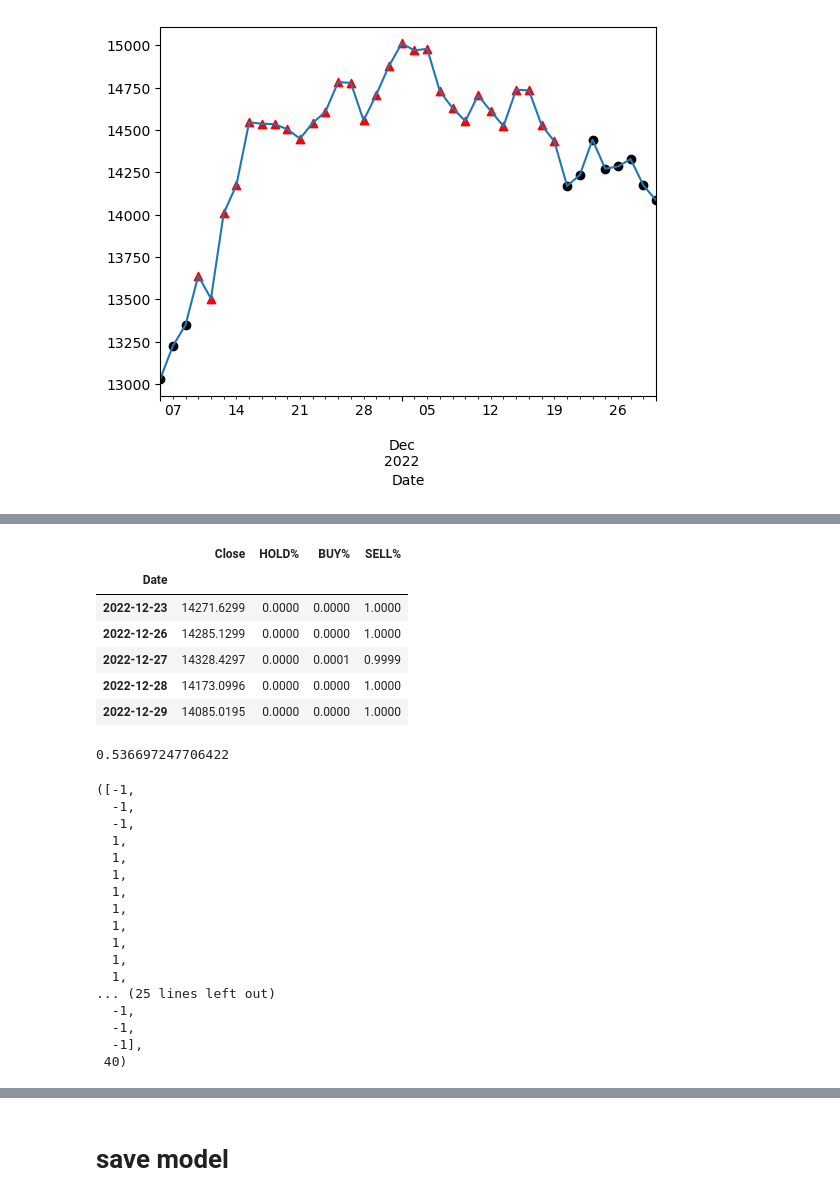
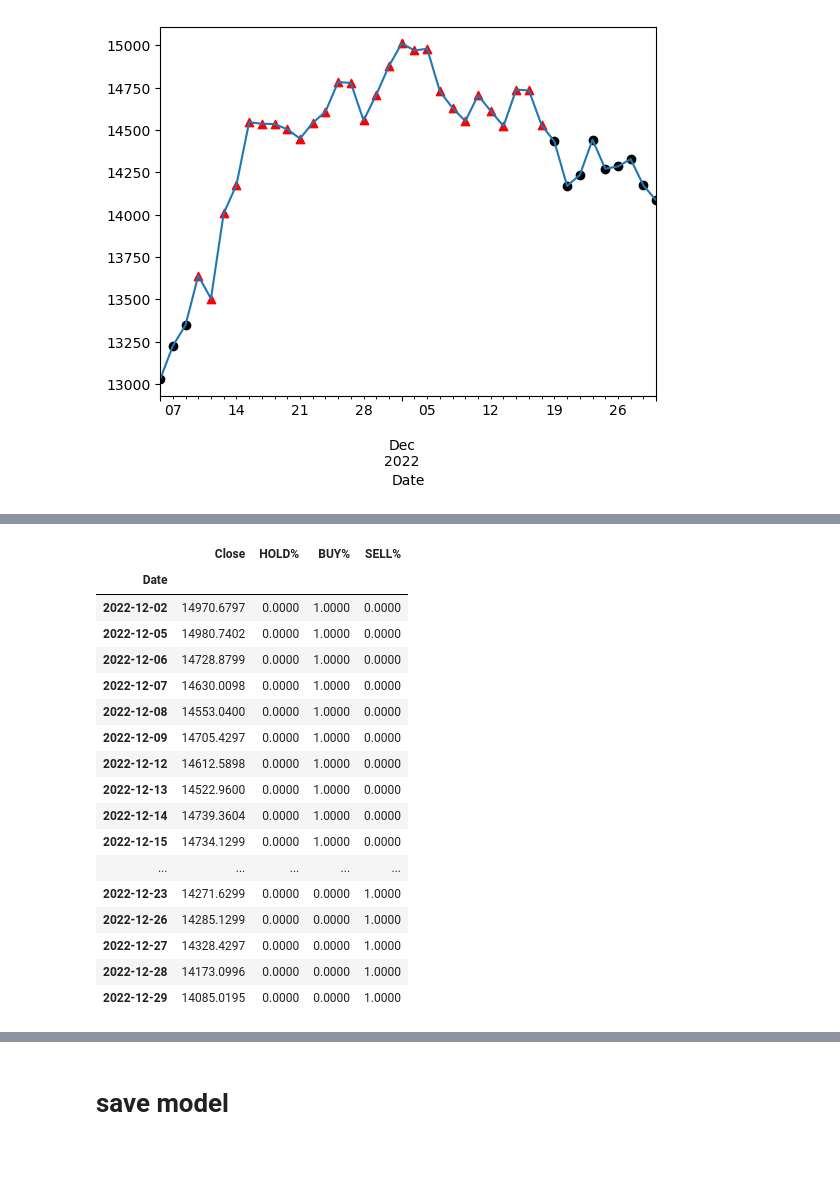
Before and after one commit to skywalker0803r/telegram-investment-advice-bot, a Jupyter notebook: train.ipynb, the cells around one changed output, grey strips where cells are left out. Drawn from its saved outputs; the diff is of its cells as text; code cells hidden in the pictures; blank space fills up the shorter version.

```diff
--- a/train.ipynb
+++ b/train.ipynb
@@ -801,8 +801,8 @@ lr_reduction = ReduceLROnPlateau(
 
 #2
 es = EarlyStopping(monitor='val_acc',#驗證集acc
-                   min_delta=0,
-                   patience=50,
+                   min_delta=0.1,
+                   patience=10,
                    mode='max',
                    restore_best_weights=True)#恢復最佳權重
 # %% [markdown]
@@ -1015,5 +1015,5 @@ np.set_printoptions(suppress=True)
 C['HOLD%'] = model.predict(X_test)[:,0]
 C['BUY%'] = model.predict(X_test)[:,1]
 C['SELL%'] = model.predict(X_test)[:,2]
-C.drop(['SIGNAL'],axis=1).tail(5)
+C.drop(['SIGNAL'],axis=1).tail(20)
 # %% [output]
@@ -1023,68 +1023,18 @@ C.drop(['SIGNAL'],axis=1).tail(5)
 |  | Close | HOLD% | BUY% | SELL% |
 | Date |  |  |  |  |
+| 2022-12-02 | 14970.6797 | 0.0000 | 1.0000 | 0.0000 |
+| 2022-12-05 | 14980.7402 | 0.0000 | 1.0000 | 0.0000 |
+| 2022-12-06 | 14728.8799 | 0.0000 | 1.0000 | 0.0000 |
+| 2022-12-07 | 14630.0098 | 0.0000 | 1.0000 | 0.0000 |
+| 2022-12-08 | 14553.0400 | 0.0000 | 1.0000 | 0.0000 |
+| 2022-12-09 | 14705.4297 | 0.0000 | 1.0000 | 0.0000 |
+| 2022-12-12 | 14612.5898 | 0.0000 | 1.0000 | 0.0000 |
+| 2022-12-13 | 14522.9600 | 0.0000 | 1.0000 | 0.0000 |
+| 2022-12-14 | 14739.3604 | 0.0000 | 1.0000 | 0.0000 |
+| 2022-12-15 | 14734.1299 | 0.0000 | 1.0000 | 0.0000 |
+| ... | ... | ... | ... | ... |
 | 2022-12-23 | 14271.6299 | 0.0000 | 0.0000 | 1.0000 |
 | 2022-12-26 | 14285.1299 | 0.0000 | 0.0000 | 1.0000 |
-| 2022-12-27 | 14328.4297 | 0.0000 | 0.0001 | 0.9999 |
+| 2022-12-27 | 14328.4297 | 0.0000 | 0.0000 | 1.0000 |
 | 2022-12-28 | 14173.0996 | 0.0000 | 0.0000 | 1.0000 |
 | 2022-12-29 | 14085.0195 | 0.0000 | 0.0000 | 1.0000 |
-# %%
-def 勝率(df):
-  t = []
-  for i,idx in enumerate(df.index):
-    訊號 = np.argmax(df.iloc[i,-3:])
-    if 訊號 == 1:#buy
-      try:
-        點差 = df.iloc[i+1,0] - df.iloc[i,0]
-        if 點差>0:
-          t.append(True)
-        else:
-          t.append(False)
-      except:
-        pass
-    if 訊號 == 2:#sell
-      try:
-        點差 = df.iloc[i,0] - df.iloc[i+1,0]
-        if 點差<0:
-          t.append(True)
-        else:
-          t.append(False)
-      except:
-        pass
-    if 訊號 == 0:#hold
-      pass
-  return np.mean(t)
-#C['Close'].shift()-C['Close'],len(C['Close'].shift()-C['Close'])
-勝率(df)
-# %% [output]
-0.536697247706422
-# %%
-t = []
-for i in range(len(C)):
-  signal = np.argmax(C.iloc[i,-3:])
-  if signal == 2:
-    signal = -1
-    t.append(signal)
-  if signal == 1:
-    signal = 1
-    t.append(signal)
-  if signal == 0:
-    t.append(signal)
-t,len(t)
-# %% [output]
-([-1,
-  -1,
-  -1,
-  1,
-  1,
-  1,
-  1,
-  1,
-  1,
-  1,
-  1,
-  1,
-... (25 lines left out)
-  -1,
-  -1,
-  -1],
- 40)
```
Also changed, not shown: parts of 31 cells of this notebook, 2 other files.
